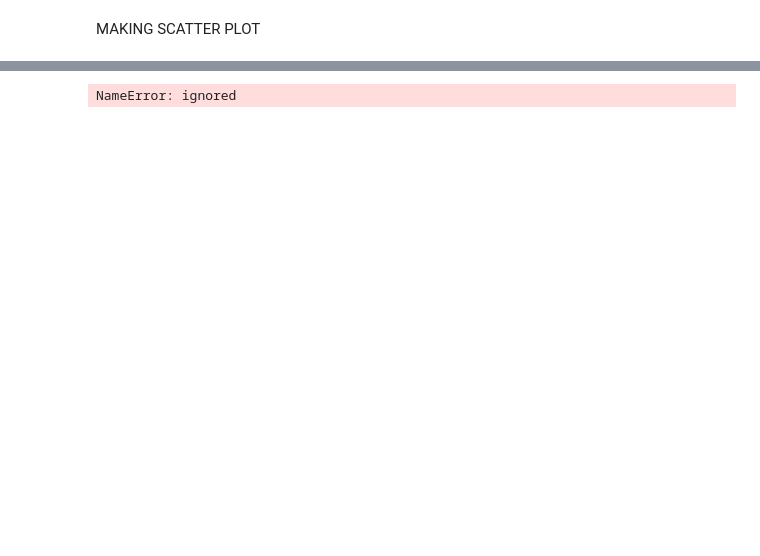
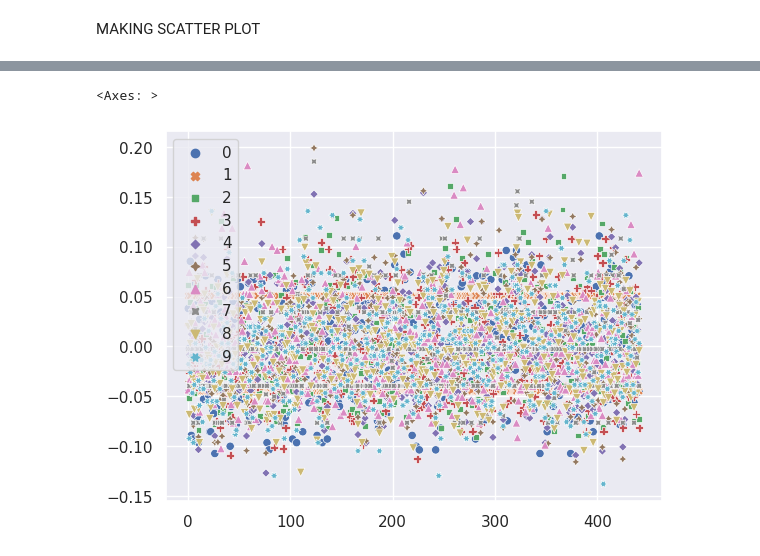
Before and after one commit to GRACENGARI/CODE2, a Jupyter notebook: LINEAR_REGRESSION.ipynb, the cells around one changed output, grey strips where cells are left out. Saved outputs shown, nothing was run; the diff lists cells and outputs as text; code cells hidden in the pictures; blank space fills up the shorter version.

```diff
--- a/LINEAR_REGRESSION.ipynb
+++ b/LINEAR_REGRESSION.ipynb
@@ -199,4 +217,5 @@ AttributeError: ignored
 # %%
-sns.seaborn(X)
+sns.scatterplot(X)
 # %% [output]
-NameError: ignored
+<Axes: >
+[figure, added]
```
Also changed, not shown: parts of 6 cells of this notebook.
